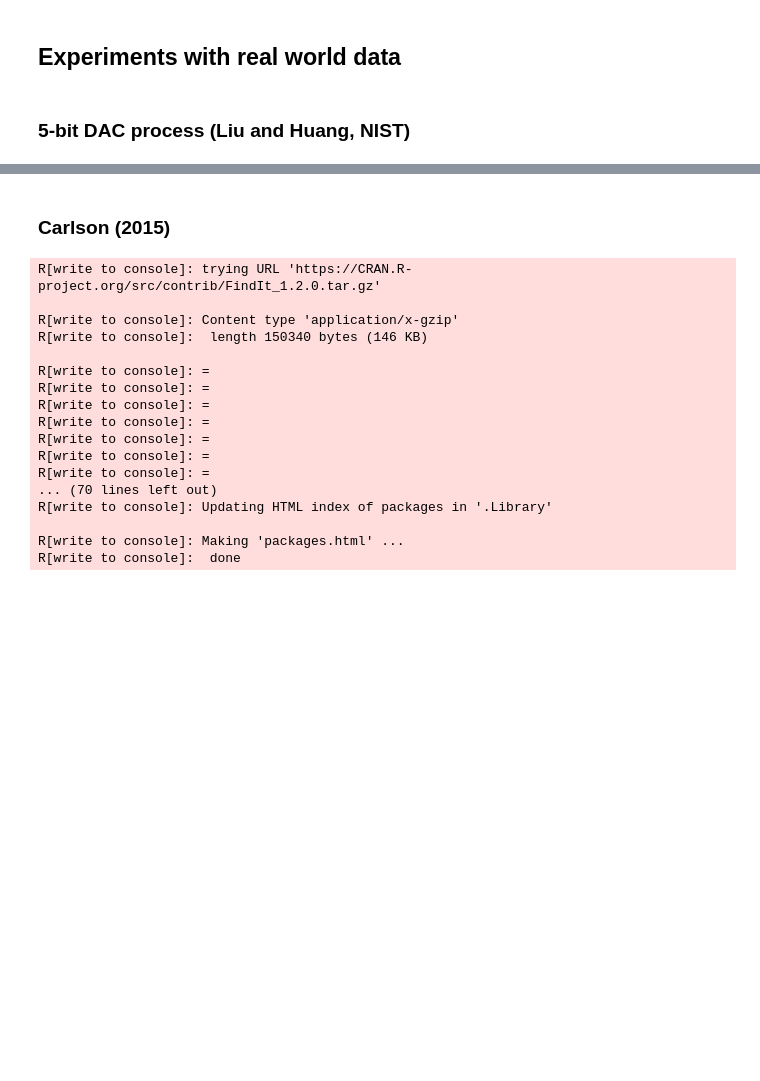
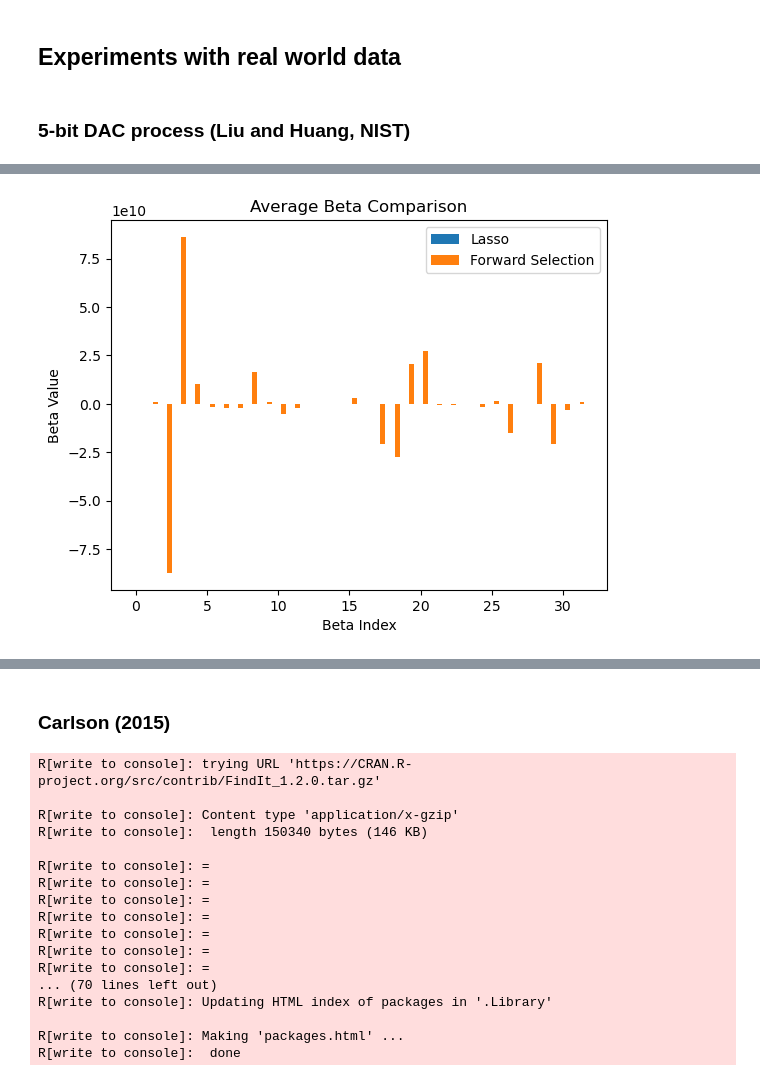
Before and after one commit to qc2321/causal-factorial, a Jupyter notebook: lasso_factorial_selection/real_world.ipynb, the cells around one changed output, grey strips where cells are left out. Cells and saved outputs as stored; diff of their text form; code cells hidden in the pictures; blank space fills up the shorter version.

```diff
--- a/lasso_factorial_selection/real_world.ipynb
+++ b/lasso_factorial_selection/real_world.ipynb
@@ -108,0 +116,14 @@ plt.show()
+# %%
+# Plot average betas for Lasso and Forward Selection
+plt.figure()
+bar_width = 0.35
+index = np.arange(len(avg_lasso_betas))
+plt.bar(index, avg_lasso_betas, bar_width, label="Lasso")
+plt.bar(index + bar_width, avg_fs_betas, bar_width, label="Forward Selection")
+plt.xlabel("Beta Index")
+plt.ylabel("Beta Value")
+plt.title("Average Beta Comparison")
+plt.legend()
+plt.show()
+# %% [output]
+[figure, added]
```
Also changed, not shown: parts of 11 cells of this notebook, 1 other file.
